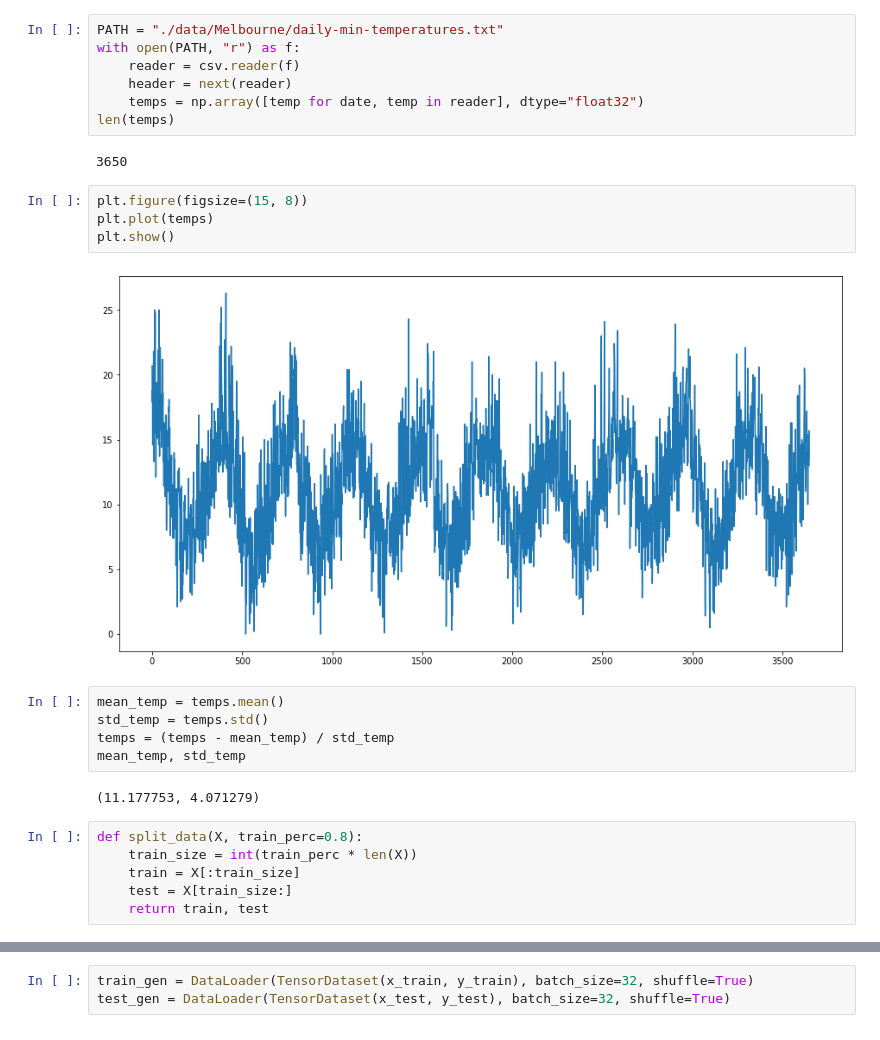
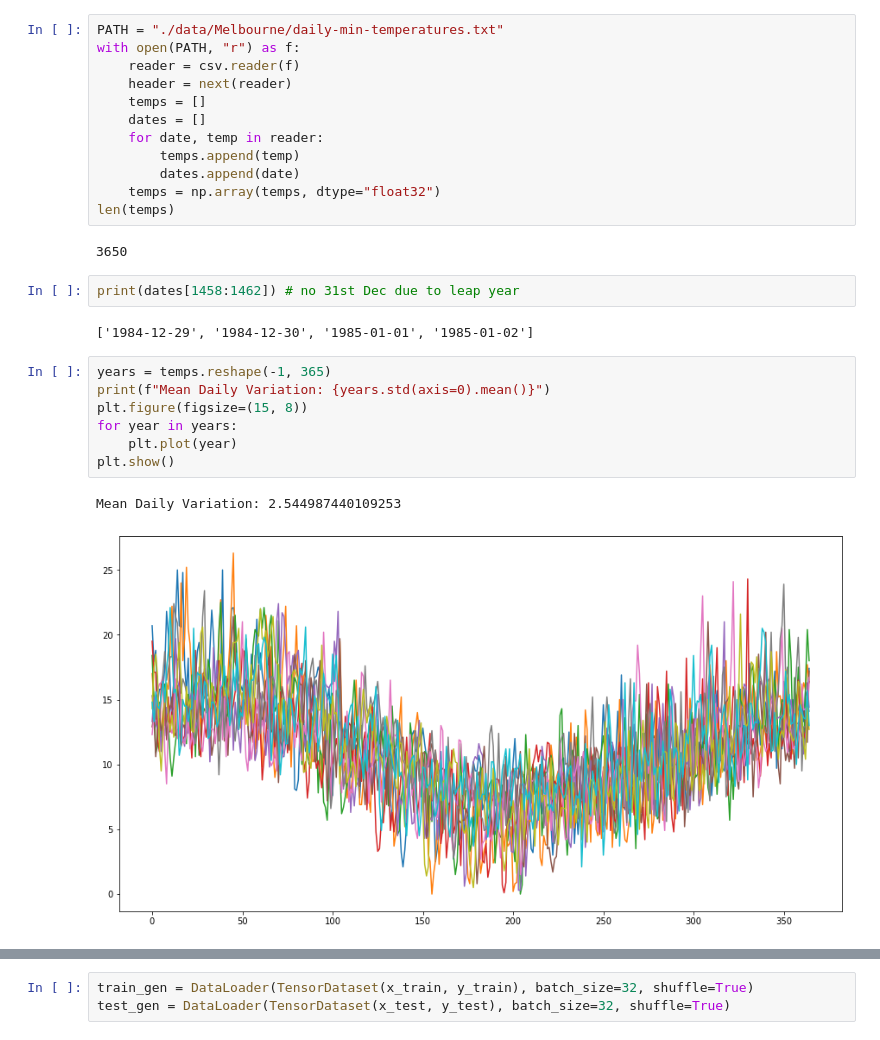
Before and after one commit to amansinclair/ml, a Jupyter notebook: ml/Melbourne.ipynb, the cells around one changed output, grey strips where cells are left out. Saved outputs shown, nothing was run; the diff lists cells and outputs as text.

```diff
--- a/ml/Melbourne.ipynb
+++ b/ml/Melbourne.ipynb
@@ -22,26 +21,26 @@ PATH = "./data/Melbourne/daily-min-temperatures.txt"
 with open(PATH, "r") as f:
     reader = csv.reader(f)
     header = next(reader)
-    temps = np.array([temp for date, temp in reader], dtype="float32")
+    temps = []
+    dates = []
+    for date, temp in reader:
+        temps.append(temp)
+        dates.append(date)
+    temps = np.array(temps, dtype="float32")
 len(temps)
 # %% [output]
 3650
-# %%
-plt.figure(figsize=(15, 8))
-plt.plot(temps)
-plt.show()
-# %% [output]
-[figure, removed]
-# %%
-mean_temp = temps.mean()
-std_temp = temps.std()
-temps = (temps - mean_temp) / std_temp
-mean_temp, std_temp
-# %% [output]
-(11.177753, 4.071279)
-# %%
-def split_data(X, train_perc=0.8):
-    train_size = int(train_perc * len(X))
-    train = X[:train_size]
-    test = X[train_size:]
-    return train, test
+# %%
+print(dates[1458:1462]) # no 31st Dec due to leap year
+# %% [output]
+['1984-12-29', '1984-12-30', '1985-01-01', '1985-01-02']
+# %%
+years = temps.reshape(-1, 365)
+print(f"Mean Daily Variation: {years.std(axis=0).mean()}")
+plt.figure(figsize=(15, 8))
+for year in years:
+    plt.plot(year)
+plt.show()
+# %% [output]
+Mean Daily Variation: 2.544987440109253
+[figure, added]
```
Also changed, not shown: parts of 33 cells of this notebook, 1 other file.
